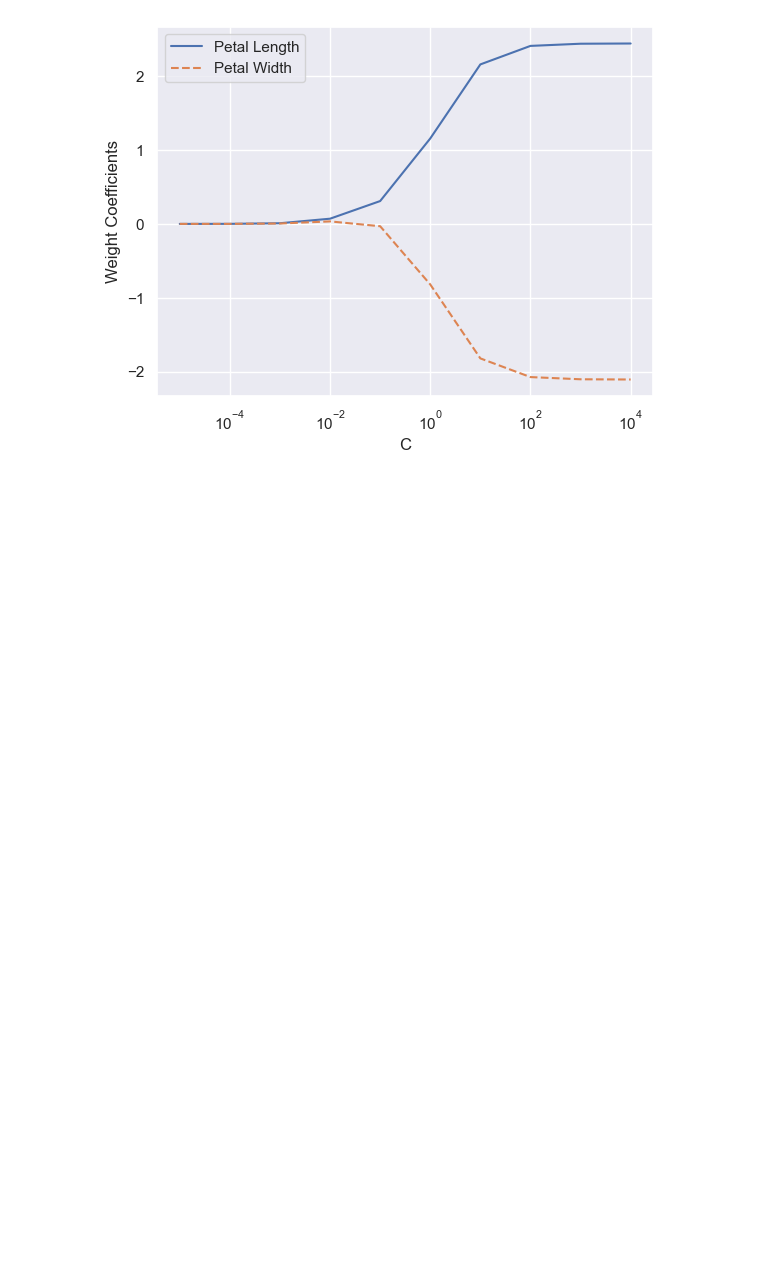
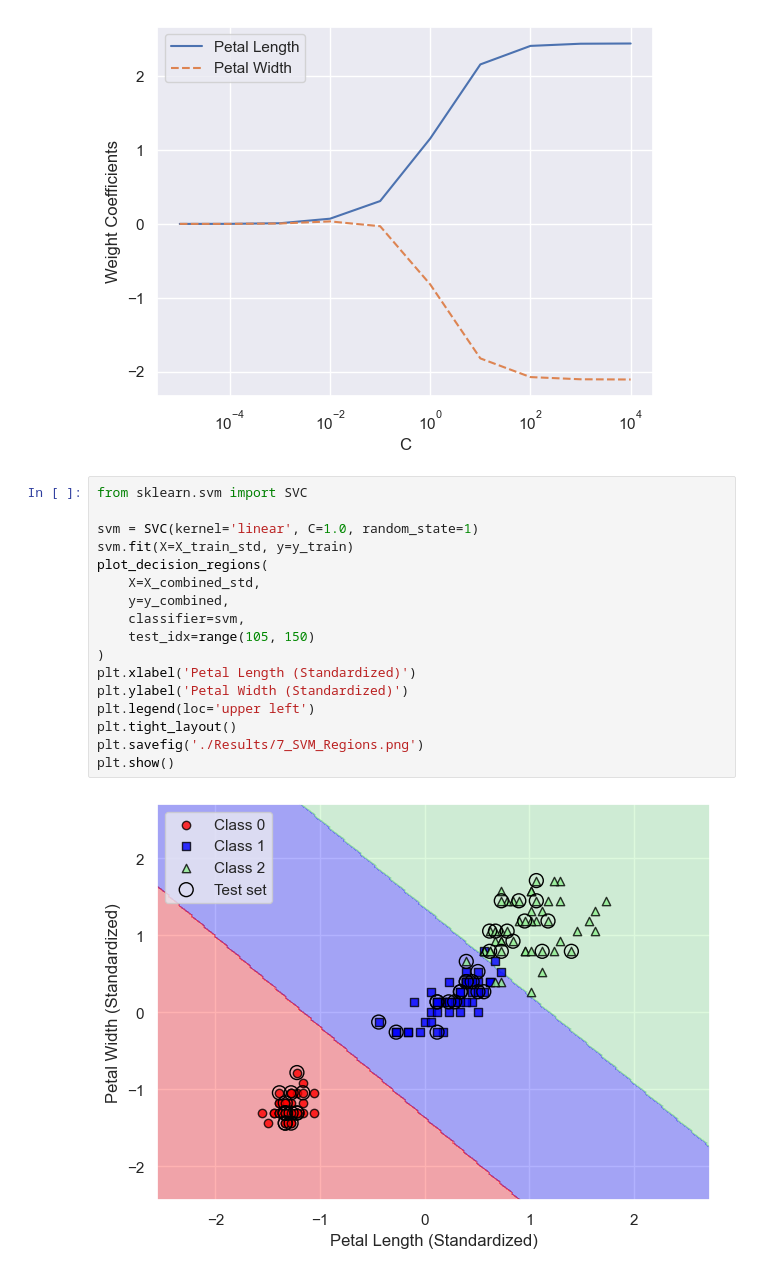
Before and after one commit to Consistent-Milk/data_science, a Jupyter notebook: Chapter 3/Analysis.ipynb, the cells around one changed output. Cells and saved outputs as stored; diff of their text form; blank space fills up the shorter version.

```diff
--- a/Chapter 3/Analysis.ipynb
+++ b/Chapter 3/Analysis.ipynb
@@ -154,3 +154,22 @@ plt.savefig('./Results/6_Regularization_Vs_C.png')
 plt.show()
 # %% [output]
 [figure]
+# %%
+from sklearn.svm import SVC
+
+svm = SVC(kernel='linear', C=1.0, random_state=1)
+svm.fit(X=X_train_std, y=y_train)
+plot_decision_regions(
+    X=X_combined_std,
+    y=y_combined,
+    classifier=svm,
+    test_idx=range(105, 150)
+)
+plt.xlabel('Petal Length (Standardized)')
+plt.ylabel('Petal Width (Standardized)')
+plt.legend(loc='upper left')
+plt.tight_layout()
+plt.savefig('./Results/7_SVM_Regions.png')
+plt.show()
+# %% [output]
+[figure, added]
```
Also changed, not shown: parts of 4 cells of this notebook, 13 other files.
